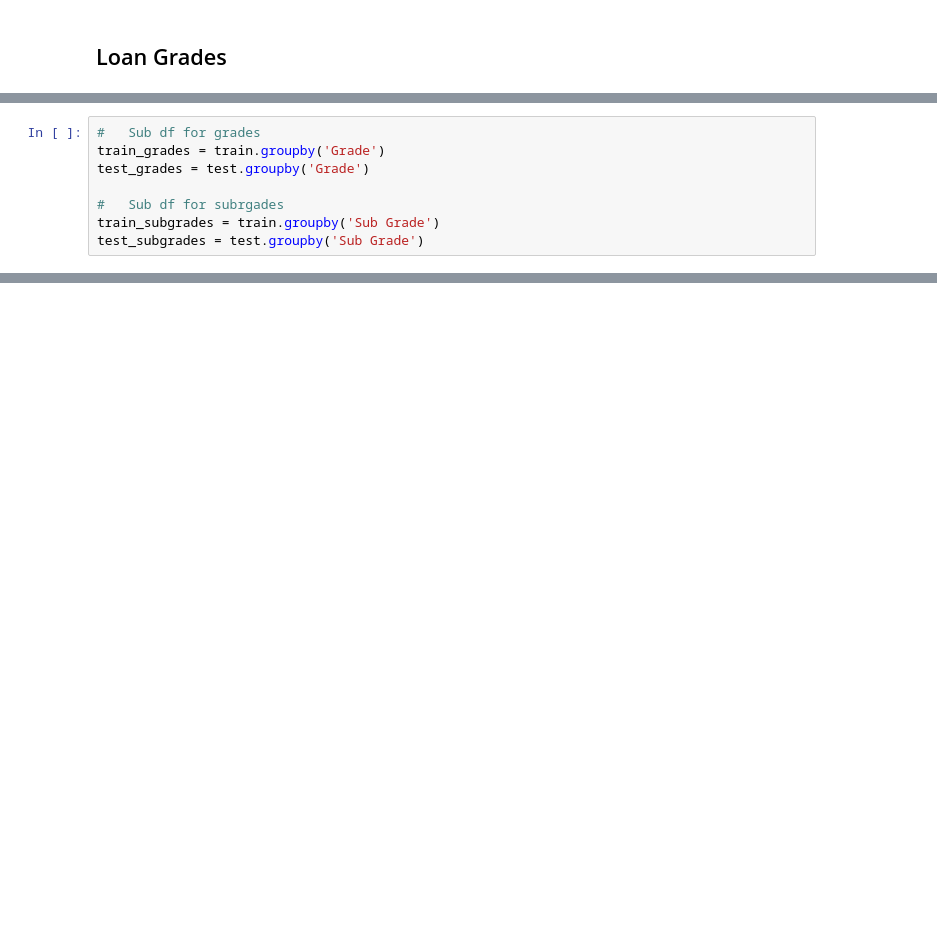
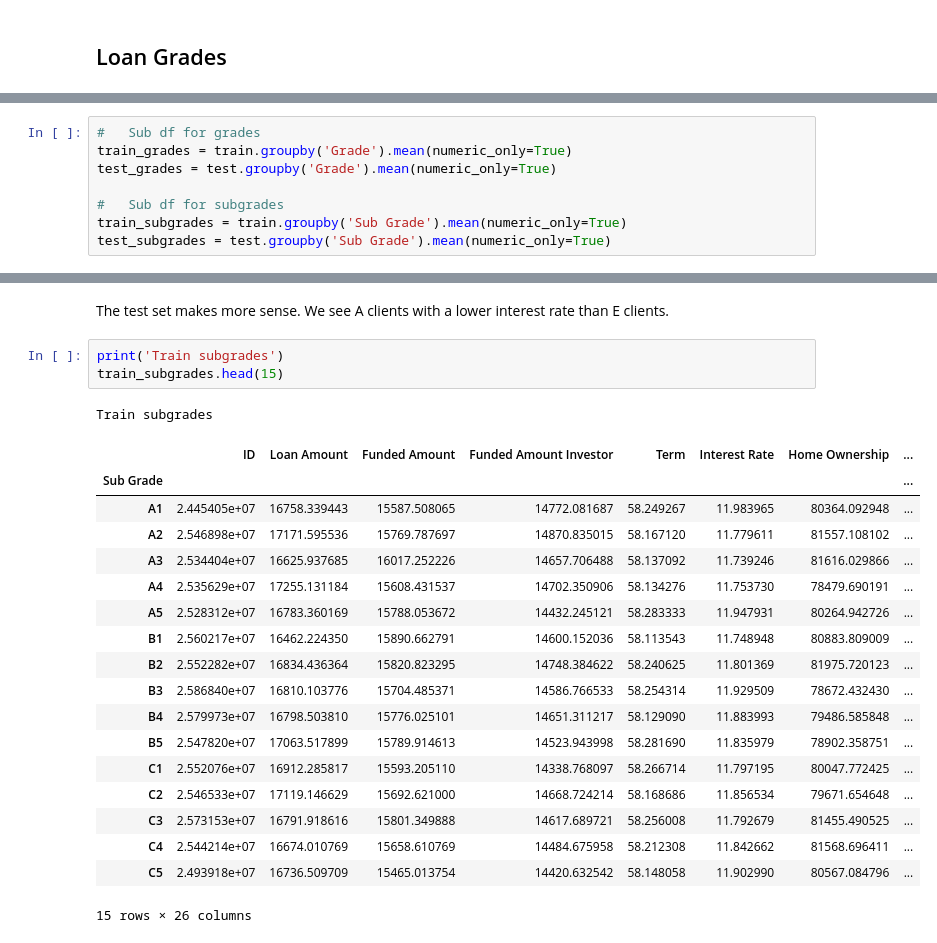
Before and after one commit to Ana-Akaishi/data-science-projects, a Jupyter notebook: Bank_Loan_Default/00 - EDA.ipynb, the cells around one changed output, grey strips where cells are left out. Drawn from its saved outputs; the diff is of its cells as text; blank space fills up the shorter version.

```diff
--- a/Bank_Loan_Default/00 - EDA.ipynb
+++ b/Bank_Loan_Default/00 - EDA.ipynb
@@ -103,8 +123,8 @@ Checking the statistics on the numerical features. We get an insight on the loan
 # %%
 #   Sub df for grades
-train_grades = train.groupby('Grade')
-test_grades = test.groupby('Grade')
+train_grades = train.groupby('Grade').mean(numeric_only=True)
+test_grades = test.groupby('Grade').mean(numeric_only=True)
 
-#   Sub df for subrgades
-train_subgrades = train.groupby('Sub Grade')
-test_subgrades = test.groupby('Sub Grade')
+#   Sub df for subgrades
+train_subgrades = train.groupby('Sub Grade').mean(numeric_only=True)
+test_subgrades = test.groupby('Sub Grade').mean(numeric_only=True)
@@ -110,0 +157,25 @@ test_subgrades = test.groupby('Sub Grade')
+# %% [markdown]
+The test set makes more sense. We see A clients with a lower interest rate than E clients.
+# %%
+print('Train subgrades')
+train_subgrades.head(15)
+# %% [output]
+Train subgrades
+|  | ID | Loan Amount | Funded Amount | Funded Amount Investor | Term | Interest Rate | Home Ownership | ... |
+| Sub Grade |  |  |  |  |  |  |  | ... |
+| A1 | 2.445405e+07 | 16758.339443 | 15587.508065 | 14772.081687 | 58.249267 | 11.983965 | 80364.092948 | ... |
+| A2 | 2.546898e+07 | 17171.595536 | 15769.787697 | 14870.835015 | 58.167120 | 11.779611 | 81557.108102 | ... |
+| A3 | 2.534404e+07 | 16625.937685 | 16017.252226 | 14657.706488 | 58.137092 | 11.739246 | 81616.029866 | ... |
+| A4 | 2.535629e+07 | 17255.131184 | 15608.431537 | 14702.350906 | 58.134276 | 11.753730 | 78479.690191 | ... |
+| A5 | 2.528312e+07 | 16783.360169 | 15788.053672 | 14432.245121 | 58.283333 | 11.947931 | 80264.942726 | ... |
+| B1 | 2.560217e+07 | 16462.224350 | 15890.662791 | 14600.152036 | 58.113543 | 11.748948 | 80883.809009 | ... |
+| B2 | 2.552282e+07 | 16834.436364 | 15820.823295 | 14748.384622 | 58.240625 | 11.801369 | 81975.720123 | ... |
+| B3 | 2.586840e+07 | 16810.103776 | 15704.485371 | 14586.766533 | 58.254314 | 11.929509 | 78672.432430 | ... |
+| B4 | 2.579973e+07 | 16798.503810 | 15776.025101 | 14651.311217 | 58.129090 | 11.883993 | 79486.585848 | ... |
+| B5 | 2.547820e+07 | 17063.517899 | 15789.914613 | 14523.943998 | 58.281690 | 11.835979 | 78902.358751 | ... |
+| C1 | 2.552076e+07 | 16912.285817 | 15593.205110 | 14338.768097 | 58.266714 | 11.797195 | 80047.772425 | ... |
+| C2 | 2.546533e+07 | 17119.146629 | 15692.621000 | 14668.724214 | 58.168686 | 11.856534 | 79671.654648 | ... |
+| C3 | 2.573153e+07 | 16791.918616 | 15801.349888 | 14617.689721 | 58.256008 | 11.792679 | 81455.490525 | ... |
+| C4 | 2.544214e+07 | 16674.010769 | 15658.610769 | 14484.675958 | 58.212308 | 11.842662 | 81568.696411 | ... |
+| C5 | 2.493918e+07 | 16736.509709 | 15465.013754 | 14420.632542 | 58.148058 | 11.902990 | 80567.084796 | ... |
+15 rows × 26 columns
```
Also changed, not shown: parts of 42 cells of this notebook.
